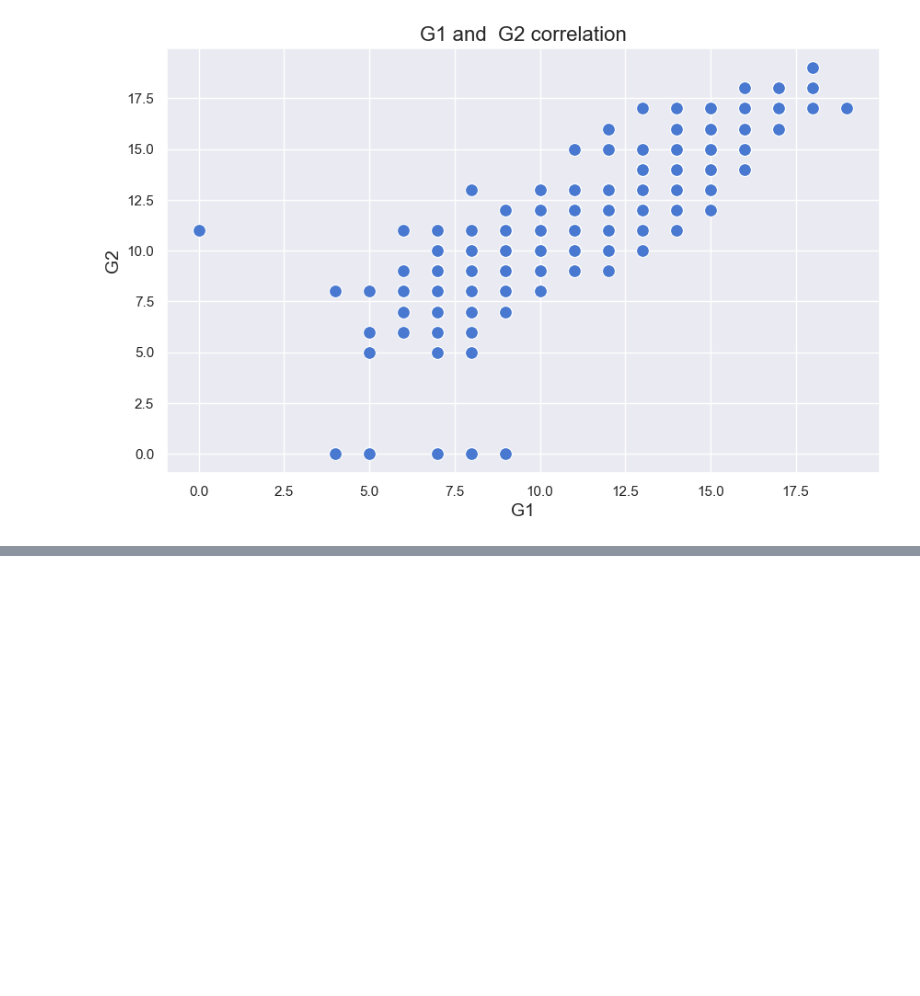
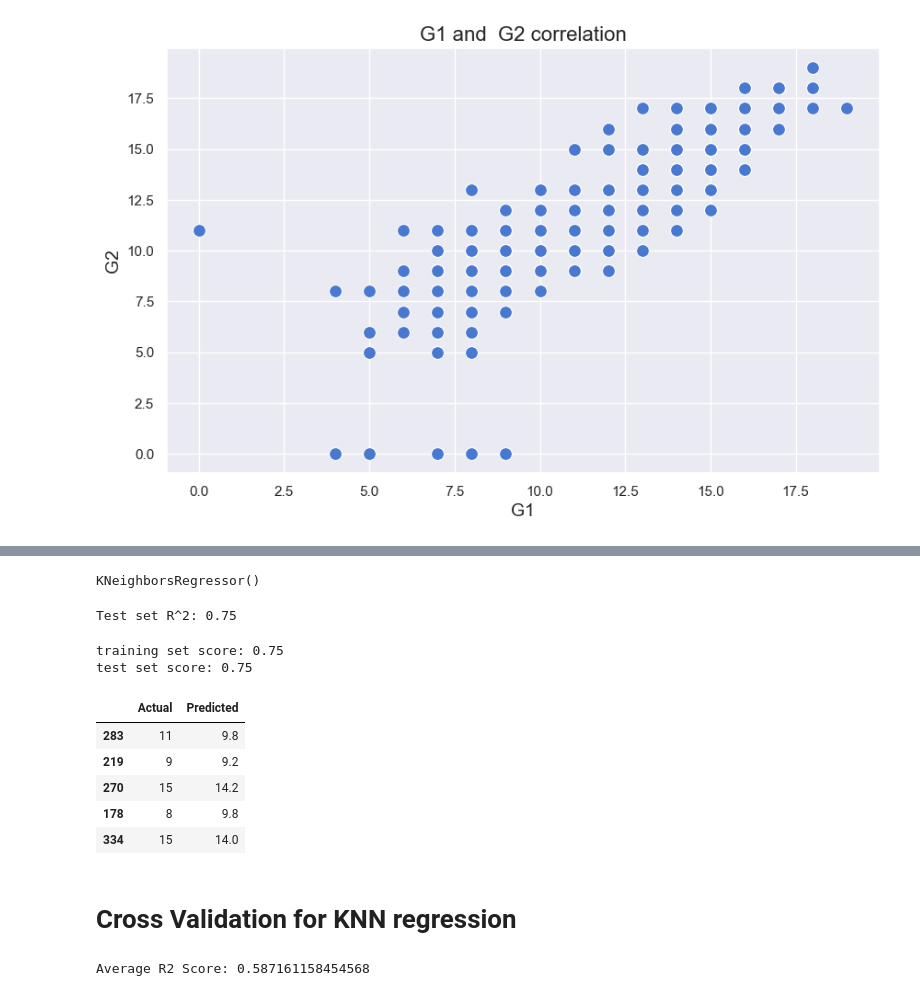
Before and after one commit to msotomayorpal/CA-3-Capstone-Strategic-Thinking, a Jupyter notebook: CA 2 strategic thinking Capstone Report.ipynb, the cells around one changed output, grey strips where cells are left out. Drawn from its saved outputs; the diff is of its cells as text; code cells hidden in the pictures; blank space fills up the shorter version.

```diff
--- a/CA 2 strategic thinking Capstone Report.ipynb
+++ b/CA 2 strategic thinking Capstone Report.ipynb
@@ -244,0 +324,37 @@ plt.show()
+# %%
+from sklearn.neighbors import KNeighborsRegressor
+
+# instantiate the model and set the number of neighbors
+reg = KNeighborsRegressor(n_neighbors = 5)
+
+# fit the model using the training data and training targets
+reg.fit(X_train, y_train)
+# %% [output]
+KNeighborsRegressor()
+# %%
+#Calculating the R2 ( the accuracy for this case)
+y_pred = reg.predict(X_test)
+# %%
+# Calculate the R^2 score
+print("Test set R^2: {:.2f}".format(reg.score(X_test, y_test)))
+# %% [output]
+Test set R^2: 0.75
+# %%
+print("training set score: {:.2f}".format(reg.score(X_train, y_train)))
+print("test set score: {:.2f}".format(reg.score(X_test, y_test)))
+# %% [output]
+training set score: 0.75
+test set score: 0.75
+# %%
+# Display the test and predicted values
+df_compare = pd.DataFrame({'Actual': y_test, 'Predicted': y_pred})
+df_compare.head()
+# %% [output]
+|  | Actual | Predicted |
+| 283 | 11 | 9.8 |
+| 219 | 9 | 9.2 |
+| 270 | 15 | 14.2 |
+| 178 | 8 | 9.8 |
+| 334 | 15 | 14.0 |
+# %% [markdown]
+# Cross Validation for KNN regression
@@ -244,0 +363,9 @@ plt.show()
+# %%
+# Perform cross-validation and get R2 scores
+cross_val_scores = cross_val_score(reg, X, y, cv=10, scoring='r2')
+
+# Print the average R2 score across all folds
+average_r2 = np.mean(cross_val_scores)
+print(f"\nAverage R2 Score: {average_r2}")
+# %% [output]
+Average R2 Score: 0.587161158454568
```
Also changed, not shown: parts of 10 cells of this notebook.
